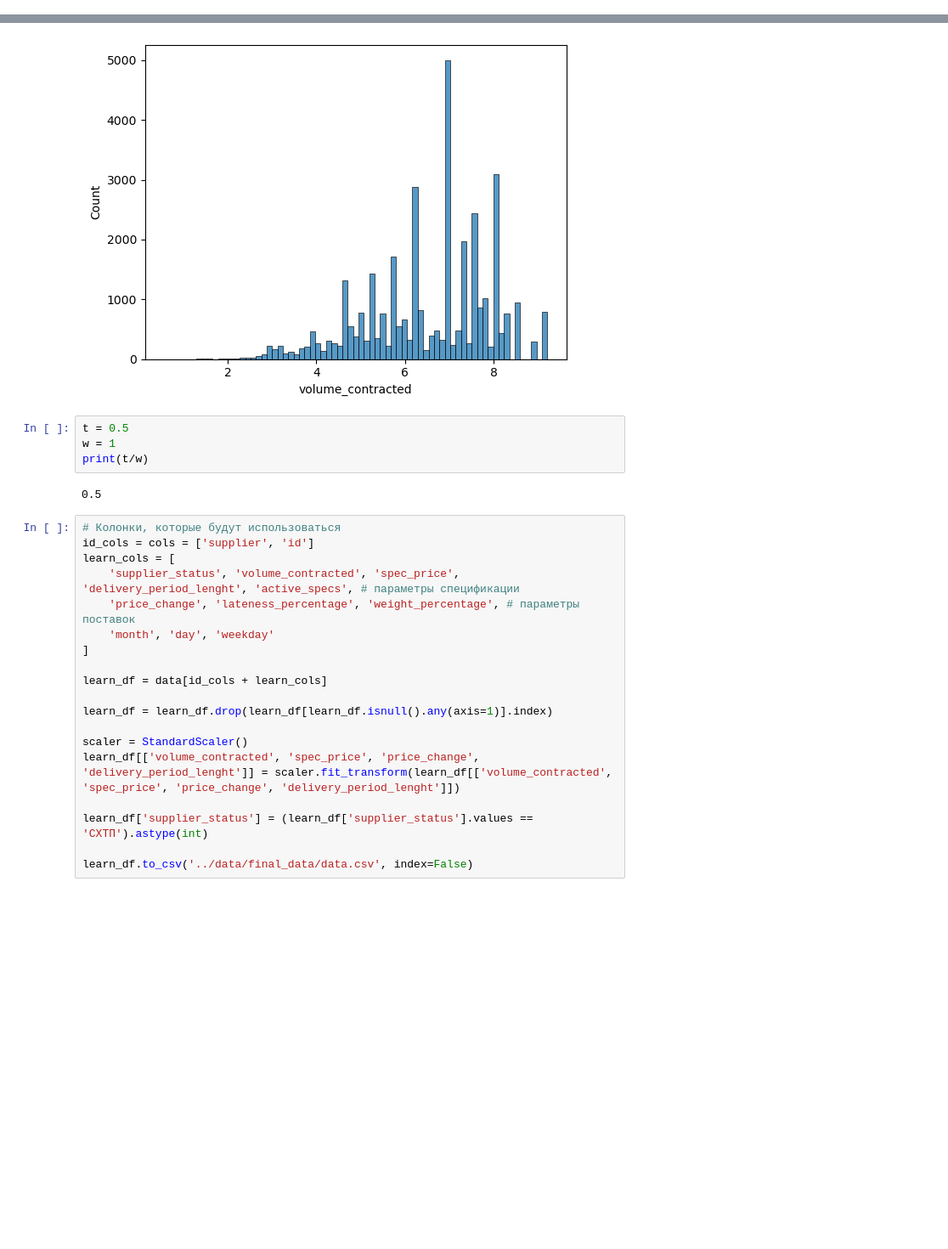
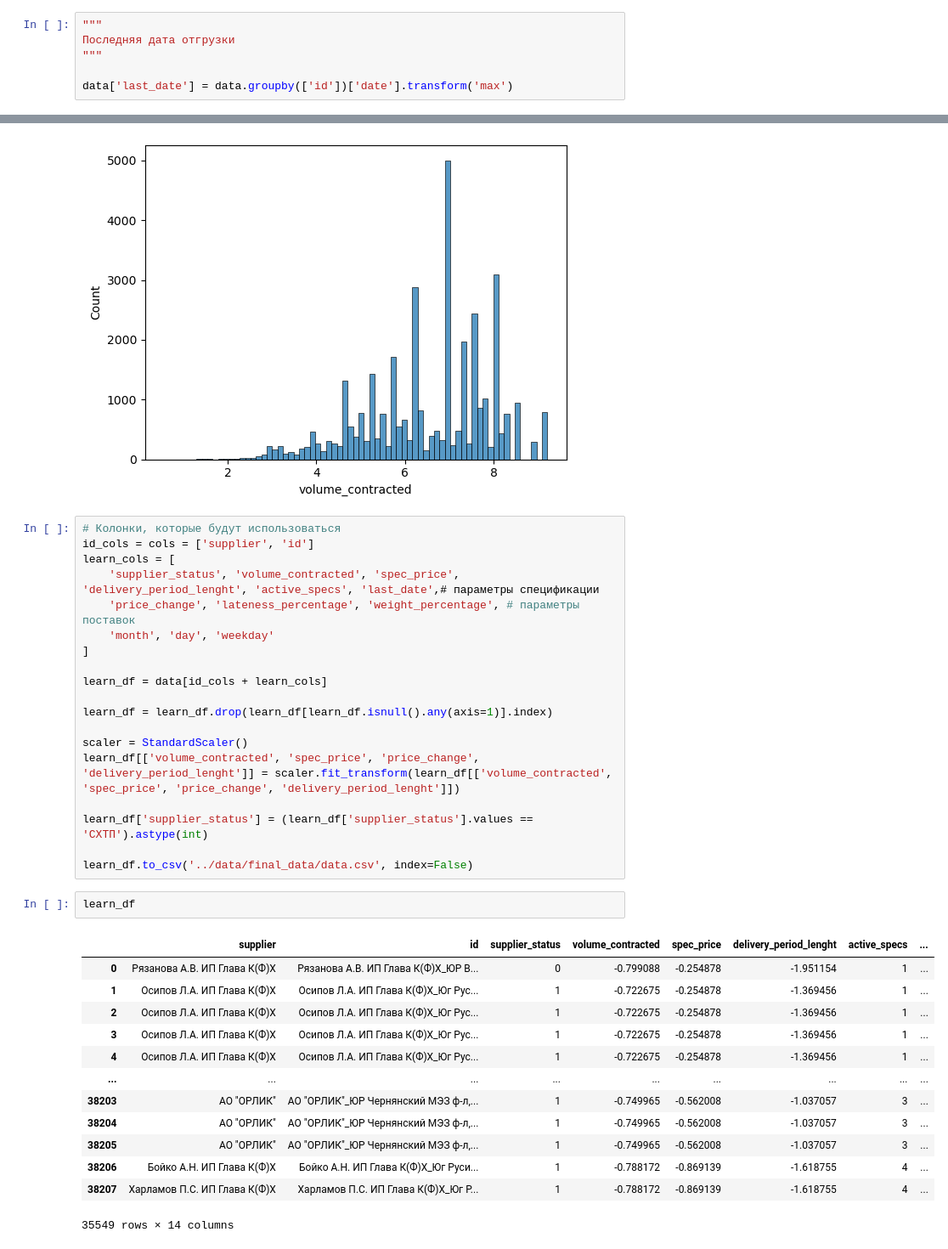
Before and after one commit to my-sas/Suppliers-time-series-analysis, a Jupyter notebook: notebooks/EDA.ipynb, the cells around one changed output, grey strips where cells are left out. Shown at 85% size. Cells and saved outputs as stored; diff of their text form; blank space fills up the shorter version.

```diff
--- a/notebooks/EDA.ipynb
+++ b/notebooks/EDA.ipynb
@@ -222,6 +221,12 @@ multiplicity_plot('spec_price', 25)
 multiplicity_plot('volume_contracted', 200)
 # %% [output]
 [figure]
+# %%
+"""
+Последняя дата отгрузки
+"""
+
+data['last_date'] = data.groupby(['id'])['date'].transform('max')
 # %%
 """
 Сколько у поставщика одновременных спецификаций
@@ -307,17 +312,11 @@ sns.histplot(data['volume_contracted'].map(np.log))
 # %% [output]
 <Axes: xlabel='volume_contracted', ylabel='Count'>
 [figure]
-# %%
-t = 0.5
-w = 1
-print(t/w)
-# %% [output]
-0.5
 # %%
 # Колонки, которые будут использоваться
 id_cols = cols = ['supplier', 'id']
 learn_cols = [
-    'supplier_status', 'volume_contracted', 'spec_price', 'delivery_period_lenght', 'active_specs', # параметры спецификации
+    'supplier_status', 'volume_contracted', 'spec_price', 'delivery_period_lenght', 'active_specs', 'last_date',# параметры спецификации
     'price_change', 'lateness_percentage', 'weight_percentage', # параметры поставок
     'month', 'day', 'weekday'
 ]
@@ -332,3 +331,19 @@ learn_df[['volume_contracted', 'spec_price', 'price_change', 'delivery_period_le
 learn_df['supplier_status'] = (learn_df['supplier_status'].values == 'СХТП').astype(int)
 
 learn_df.to_csv('../data/final_data/data.csv', index=False)
+# %%
+learn_df
+# %% [output]
+|  | supplier | id | supplier_status | volume_contracted | spec_price | delivery_period_lenght | active_specs | ... |
+| 0 | Рязанова А.В. ИП Глава К(Ф)Х | Рязанова А.В. ИП Глава К(Ф)Х_ЮР В... | 0 | -0.799088 | -0.254878 | -1.951154 | 1 | ... |
+| 1 | Осипов Л.А. ИП Глава К(Ф)Х | Осипов Л.А. ИП Глава К(Ф)Х_Юг Рус... | 1 | -0.722675 | -0.254878 | -1.369456 | 1 | ... |
+| 2 | Осипов Л.А. ИП Глава К(Ф)Х | Осипов Л.А. ИП Глава К(Ф)Х_Юг Рус... | 1 | -0.722675 | -0.254878 | -1.369456 | 1 | ... |
+| 3 | Осипов Л.А. ИП Глава К(Ф)Х | Осипов Л.А. ИП Глава К(Ф)Х_Юг Рус... | 1 | -0.722675 | -0.254878 | -1.369456 | 1 | ... |
+| 4 | Осипов Л.А. ИП Глава К(Ф)Х | Осипов Л.А. ИП Глава К(Ф)Х_Юг Рус... | 1 | -0.722675 | -0.254878 | -1.369456 | 1 | ... |
+| ... | ... | ... | ... | ... | ... | ... | ... | ... |
+| 38203 | АО "ОРЛИК" | АО "ОРЛИК"_ЮР Чернянский МЭЗ ф-л,... | 1 | -0.749965 | -0.562008 | -1.037057 | 3 | ... |
+| 38204 | АО "ОРЛИК" | АО "ОРЛИК"_ЮР Чернянский МЭЗ ф-л,... | 1 | -0.749965 | -0.562008 | -1.037057 | 3 | ... |
+| 38205 | АО "ОРЛИК" | АО "ОРЛИК"_ЮР Чернянский МЭЗ ф-л,... | 1 | -0.749965 | -0.562008 | -1.037057 | 3 | ... |
+| 38206 | Бойко А.Н. ИП Глава К(Ф)Х | Бойко А.Н. ИП Глава К(Ф)Х_Юг Руси... | 1 | -0.788172 | -0.869139 | -1.618755 | 4 | ... |
+| 38207 | Харламов П.С. ИП Глава К(Ф)Х | Харламов П.С. ИП Глава К(Ф)Х_Юг Р... | 1 | -0.788172 | -0.869139 | -1.618755 | 4 | ... |
+35549 rows × 14 columns
```
Also changed, not shown: parts of 1 cell of this notebook, 20 other files.
